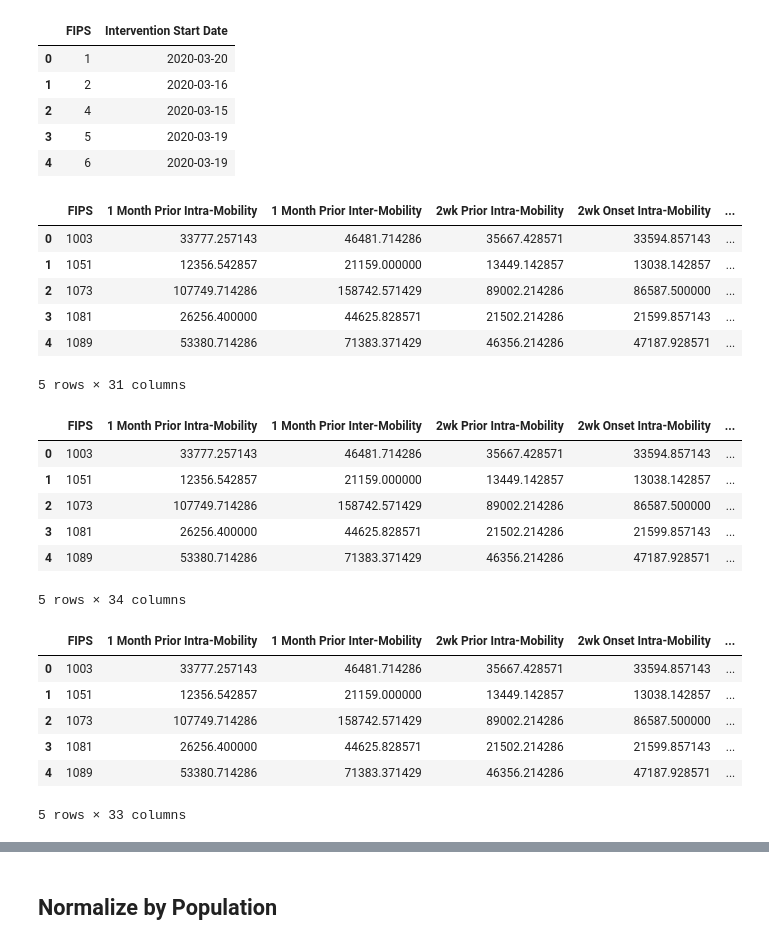
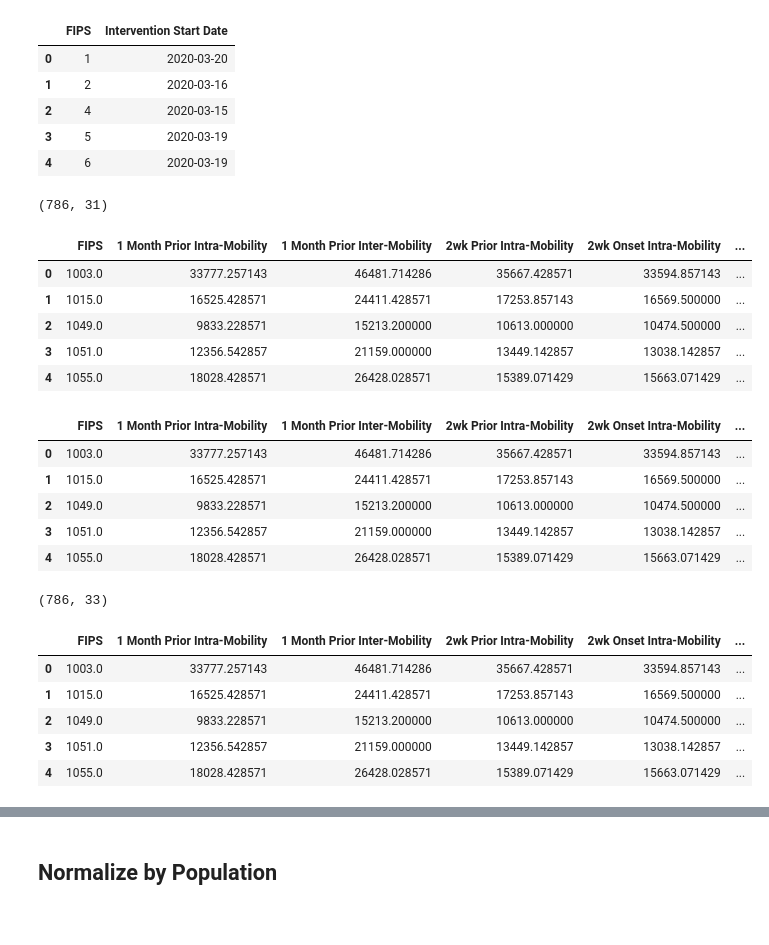
Before and after one commit to jhu-covid-optimization/covid-drivers, a Jupyter notebook: notebooks/bm-01-AC-PCA_data_processing.ipynb, the cells around one changed output, grey strips where cells are left out. Drawn from its saved outputs; the diff is of its cells as text; code cells hidden in the pictures.

```diff
--- a/notebooks/bm-01-AC-PCA_data_processing.ipynb
+++ b/notebooks/bm-01-AC-PCA_data_processing.ipynb
@@ -127,9 +128,9 @@ hosp_data.head()
 # %% [markdown]
 ## County Data
 # %%
-counties = pd.read_csv('../data/raw/counties_06-19.csv')
+counties = pd.read_csv('../data/raw/counties_09-11.csv')
 # print(counties.columns.values)
-counties = counties.dropna(how='any')
+# counties = counties.dropna(how='any')
 # counties['FIPS'] = counties['FIPS'] .astype('int')
 counties = counties.set_index('FIPS')
 # print(counties.where(counties['FIPS'] == 36061))
@@ -147,13 +148,14 @@ counties = counties.filter(['FIPS',  'Density per square mile of land area - Pop
                             'SCHOOL ENROLLMENT!!Population 3 years and over enrolled in school!!College or graduate school', 'POP_ESTIMATE_2018', \
                             'H_MALE', 'H_FEMALE', 'BA_MALE', 'BA_FEMALE'])
 print(counties.shape)
-counties = counties.dropna()
+# counties = counties.dropna()
 print(counties.shape)
 counties = counties.merge(hosp_data, how='left', left_on='FIPS', right_on='FIPS')
 # counties = counties.merge(LT_hosp_data, how='left',  left_on='FIPS', right_on='FIPS')
 counties = counties.merge(nursing, how='left', left_on='FIPS', right_on='FIPS')
 print("test:", counties.shape)
-counties = counties.fillna(value=0)
+# counties = counties.fillna(value=0) ###
+counties[['HospCt', 'Beds', 'NursingCt', 'Beds']] = counties[['HospCt', 'Beds', 'NursingCt', 'Beds']].fillna(value=0)
 print(counties.shape)
 counties = counties.drop(columns=['Beds'])
 # counties = counties.drop(columns=['Longterm Beds'])
@@ -298,23 +297,3 @@ combined_data.head()
 # longterm_all.head()
 # %% [markdown]
 ## Drop Outlier Counties
-# %%
-# combined_data = combined_data.drop(index=36061)
-# combined_data = combined_data.drop(index=17031)
-# combined_data = combined_data.drop(index=26163)
-# combined_data = combined_data.drop(index=36059)
-# combined_data = combined_data.drop(index=6037)
-# combined_data = combined_data.drop(index=34013)
-#36061(NY) 17031, 26163, 36059, 6037 (LA)
-# combined_data.rename(columns={'Rural-urban_Continuum Code_2013': 'RUCC'}, inplace=True)
-print(np.max(combined_data['Rural-urban_Continuum Code_2013']))
-print(np.min(combined_data['Rural-urban_Continuum Code_2013']))
-filter_high = combined_data['Rural-urban_Continuum Code_2013'] > 8
-inidices_high = combined_data.where(filter_high).dropna().index.to_numpy()
-filter_low = combined_data['Rural-urban_Continuum Code_2013'] < 0
-inidices_low = combined_data.where(filter_low).dropna().index.to_numpy()
-# print(filter.index.to_numpy().shape)
-combined_data = combined_data.drop(index=inidices_low, axis=0)
-combined_data = combined_data.drop(index=inidices_high, axis=0)
-# combined_data.set_index('FIPS', inplace=True)
-combined_data.head()
@@ -437,7 +425,7 @@ combined_data.head()
 # %%
 month_temps = ['Jan Temp AVG / F', 'Feb Temp AVG / F', 'Mar Temp AVG / F', 'Apr Temp AVG / F', 'May Temp AVG / F', \
                             'Jun Temp AVG / F', 'Jul Temp AVG / F', 'Aug Temp AVG / F', 'Sep Temp AVG / F', 'Oct Temp AVG / F', 'Nov Temp AVG / F', 'Dec Temp AVG / F']
-for i in combined_data.index.values:
+for i in combined_data.index:
     row = combined_data.loc[i]
 #     outbreak_date = datetime.datetime.strptime(row['Outbreak_date'], '%m/%d/%y')
     outbreak_date = row['Outbreak_date']
@@ -507,16 +496,17 @@ intervention_dates.head()
 | 3 | 5 | 2020-03-19 |
 | 4 | 6 | 2020-03-19 |
 # %%
-combined_data = combined_data.merge(intervention_dates, left_on='FIPS', right_on='FIPS')
+combined_data = combined_data.merge(intervention_dates, how='outer', left_on='FIPS', right_on='FIPS')
+print(combined_data.shape)
 combined_data.head()
 # %% [output]
+(786, 31)
 |  | FIPS | 1 Month Prior Intra-Mobility | 1 Month Prior Inter-Mobility | 2wk Prior Intra-Mobility | 2wk Onset Intra-Mobility | ... |
-| 0 | 1003 | 33777.257143 | 46481.714286 | 35667.428571 | 33594.857143 | ... |
-| 1 | 1051 | 12356.542857 | 21159.000000 | 13449.142857 | 13038.142857 | ... |
-| 2 | 1073 | 107749.714286 | 158742.571429 | 89002.214286 | 86587.500000 | ... |
-| 3 | 1081 | 26256.400000 | 44625.828571 | 21502.214286 | 21599.857143 | ... |
-| 4 | 1089 | 53380.714286 | 71383.371429 | 46356.214286 | 47187.928571 | ... |
+| 0 | 1003.0 | 33777.257143 | 46481.714286 | 35667.428571 | 33594.857143 | ... |
+| 1 | 1015.0 | 16525.428571 | 24411.428571 | 17253.857143 | 16569.500000 | ... |
+| 2 | 1049.0 | 9833.228571 | 15213.200000 | 10613.000000 | 10474.500000 | ... |
+| 3 | 1051.0 | 12356.542857 | 21159.000000 | 13449.142857 | 13038.142857 | ... |
+| 4 | 1055.0 | 18028.428571 | 26428.028571 | 15389.071429 | 15663.071429 | ... |
-5 rows × 31 columns
 # %%
 # Get number of days from  outbreak date to date of effect of intervention policies
 
@@ -532,12 +522,11 @@ for i in combined_data.index.values:
 combined_data.head()
 # %% [output]
 |  | FIPS | 1 Month Prior Intra-Mobility | 1 Month Prior Inter-Mobility | 2wk Prior Intra-Mobility | 2wk Onset Intra-Mobility | ... |
-| 0 | 1003 | 33777.257143 | 46481.714286 | 35667.428571 | 33594.857143 | ... |
-| 1 | 1051 | 12356.542857 | 21159.000000 | 13449.142857 | 13038.142857 | ... |
-| 2 | 1073 | 107749.714286 | 158742.571429 | 89002.214286 | 86587.500000 | ... |
-| 3 | 1081 | 26256.400000 | 44625.828571 | 21502.214286 | 21599.857143 | ... |
-| 4 | 1089 | 53380.714286 | 71383.371429 | 46356.214286 | 47187.928571 | ... |
+| 0 | 1003.0 | 33777.257143 | 46481.714286 | 35667.428571 | 33594.857143 | ... |
+| 1 | 1015.0 | 16525.428571 | 24411.428571 | 17253.857143 | 16569.500000 | ... |
+| 2 | 1049.0 | 9833.228571 | 15213.200000 | 10613.000000 | 10474.500000 | ... |
+| 3 | 1051.0 | 12356.542857 | 21159.000000 | 13449.142857 | 13038.142857 | ... |
+| 4 | 1055.0 | 18028.428571 | 26428.028571 | 15389.071429 | 15663.071429 | ... |
-5 rows × 34 columns
 # %%
 combined_data = combined_data.drop(columns=['Intervention Start Date'])
 # print(combined_data.columns.values)
@@ -545,16 +534,17 @@ col_order = list(combined_data.columns.values[combined_data.columns.values != 'D
 # place Deaths last
 col_order.append('Deaths')
 combined_data = combined_data.reindex(columns=col_order)
-combined_data = combined_data.dropna()
+# combined_data = combined_data.dropna()
+print(combined_data.shape)
 combined_data.head()
 # %% [output]
+(786, 33)
 |  | FIPS | 1 Month Prior Intra-Mobility | 1 Month Prior Inter-Mobility | 2wk Prior Intra-Mobility | 2wk Onset Intra-Mobility | ... |
-| 0 | 1003 | 33777.257143 | 46481.714286 | 35667.428571 | 33594.857143 | ... |
-| 1 | 1051 | 12356.542857 | 21159.000000 | 13449.142857 | 13038.142857 | ... |
-| 2 | 1073 | 107749.714286 | 158742.571429 | 89002.214286 | 86587.500000 | ... |
-| 3 | 1081 | 26256.400000 | 44625.828571 | 21502.214286 | 21599.857143 | ... |
-| 4 | 1089 | 53380.714286 | 71383.371429 | 46356.214286 | 47187.928571 | ... |
+| 0 | 1003.0 | 33777.257143 | 46481.714286 | 35667.428571 | 33594.857143 | ... |
+| 1 | 1015.0 | 16525.428571 | 24411.428571 | 17253.857143 | 16569.500000 | ... |
+| 2 | 1049.0 | 9833.228571 | 15213.200000 | 10613.000000 | 10474.500000 | ... |
+| 3 | 1051.0 | 12356.542857 | 21159.000000 | 13449.142857 | 13038.142857 | ... |
+| 4 | 1055.0 | 18028.428571 | 26428.028571 | 15389.071429 | 15663.071429 | ... |
-5 rows × 33 columns
 # %%
 print(combined_data.max(axis=0))
 print(combined_data.min(axis=0))
```
Also changed, not shown: parts of 38 cells of this notebook, 4 other files.
